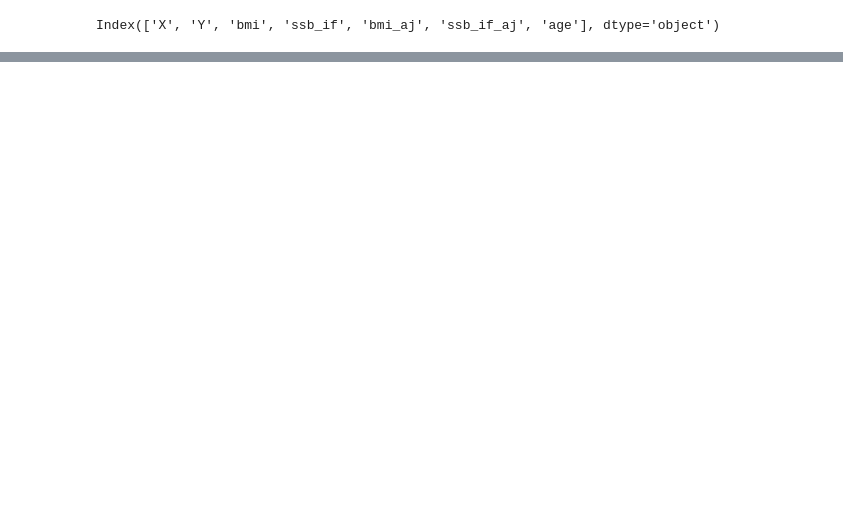
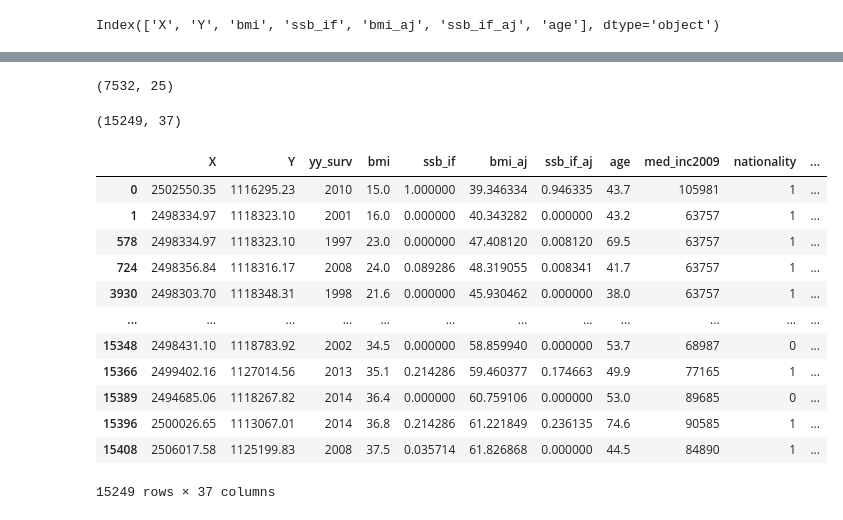
Before and after one commit to cruzador/ploplo, a Jupyter notebook: project.ipynb, the cells around one changed output, grey strips where cells are left out. Saved outputs shown, nothing was run; the diff lists cells and outputs as text; code cells hidden in the pictures; blank space fills up the shorter version.

```diff
--- a/project.ipynb
+++ b/project.ipynb
@@ -30,0 +67,26 @@ X[2]
+# %%
+dj.shape
+# %% [output]
+(7532, 25)
+# %%
+a = gpd.sjoin(df,dj,op='intersects')
+# %%
+np.shape(a)
+# %% [output]
+(15249, 37)
+# %%
+a
+# %% [output]
+|  | X | Y | yy_surv | bmi | ssb_if | bmi_aj | ssb_if_aj | age | med_inc2009 | nationality | ... |
+| 0 | 2502550.35 | 1116295.23 | 2010 | 15.0 | 1.000000 | 39.346334 | 0.946335 | 43.7 | 105981 | 1 | ... |
+| 1 | 2498334.97 | 1118323.10 | 2001 | 16.0 | 0.000000 | 40.343282 | 0.000000 | 43.2 | 63757 | 1 | ... |
+| 578 | 2498334.97 | 1118323.10 | 1997 | 23.0 | 0.000000 | 47.408120 | 0.008120 | 69.5 | 63757 | 1 | ... |
+| 724 | 2498356.84 | 1118316.17 | 2008 | 24.0 | 0.089286 | 48.319055 | 0.008341 | 41.7 | 63757 | 1 | ... |
+| 3930 | 2498303.70 | 1118348.31 | 1998 | 21.6 | 0.000000 | 45.930462 | 0.000000 | 38.0 | 63757 | 1 | ... |
+| ... | ... | ... | ... | ... | ... | ... | ... | ... | ... | ... | ... |
+| 15348 | 2498431.10 | 1118783.92 | 2002 | 34.5 | 0.000000 | 58.859940 | 0.000000 | 53.7 | 68987 | 0 | ... |
+| 15366 | 2499402.16 | 1127014.56 | 2013 | 35.1 | 0.214286 | 59.460377 | 0.174663 | 49.9 | 77165 | 1 | ... |
+| 15389 | 2494685.06 | 1118267.82 | 2014 | 36.4 | 0.000000 | 60.759106 | 0.000000 | 53.0 | 89685 | 0 | ... |
+| 15396 | 2500026.65 | 1113067.01 | 2014 | 36.8 | 0.214286 | 61.221849 | 0.236135 | 74.6 | 90585 | 1 | ... |
+| 15408 | 2506017.58 | 1125199.83 | 2008 | 37.5 | 0.035714 | 61.826868 | 0.000000 | 44.5 | 84890 | 1 | ... |
+15249 rows × 37 columns
```
Also changed, not shown: parts of 22 cells of this notebook, 10 other files.
